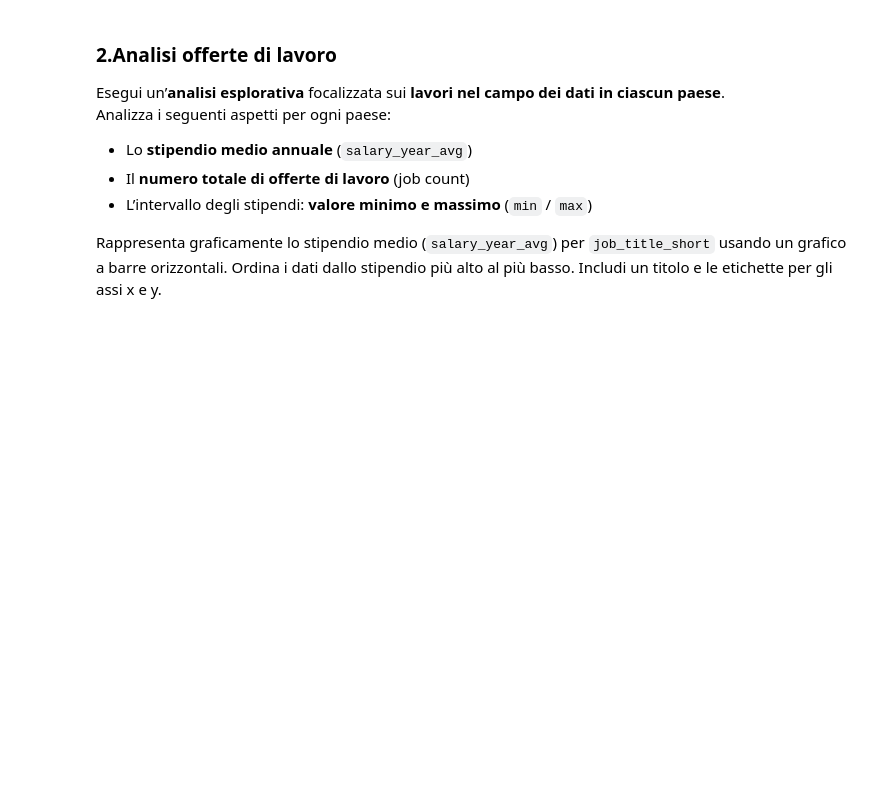
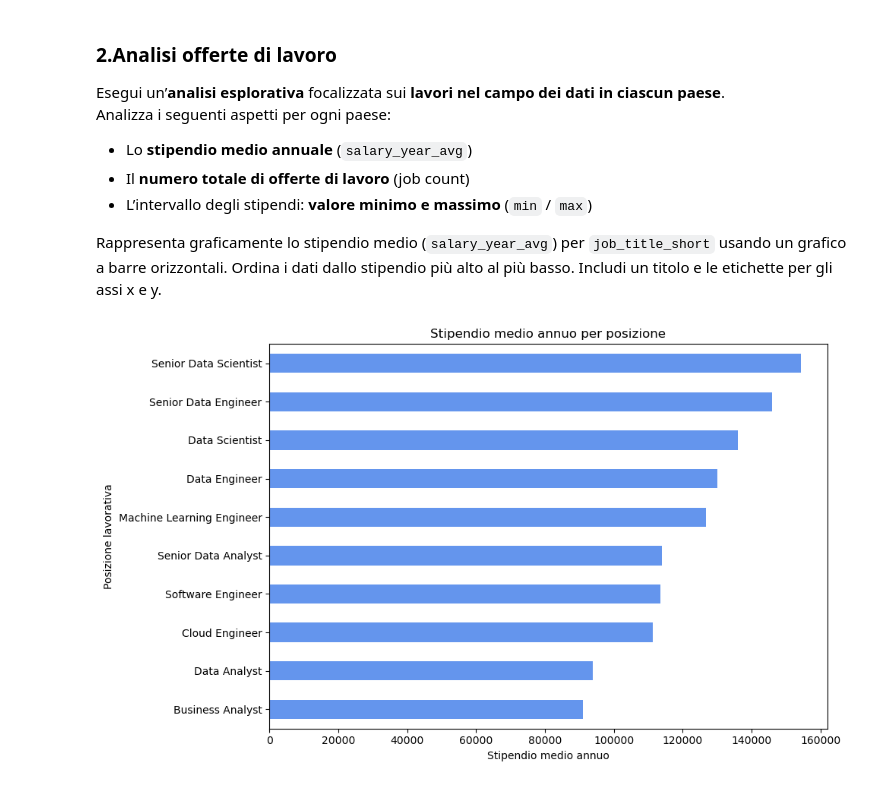
Before and after one commit to DenisTrokan/ProgrammingLab, a Jupyter notebook: 3_Esercizi_lez_3.ipynb, the cells around one changed output. Cells and saved outputs as stored; diff of their text form; code cells hidden in the pictures; blank space fills up the shorter version.

Commit message:
3.2 done (barplot + explo an.)

```diff
--- a/3_Esercizi_lez_3.ipynb
+++ b/3_Esercizi_lez_3.ipynb
@@ -105,0 +119,21 @@ df['job_posted_date'] = pd.to_datetime(df['job_posted_date'])
+# %%
+#barplot orizzontale dello stipendio medio per posizione lavorativa
+import matplotlib.pyplot as plt
+
+# Calcola lo stipendio medio per ciascun job_title_short e ordina in modo decrescente
+mean_salary_by_job = df.groupby('job_title_short')['salary_year_avg'].mean().sort_values(ascending=False)
+
+# Crea il barplot orizzontale
+mean_salary_by_job.plot.barh(
+    color='cornflowerblue',
+    figsize=(10,6)
+)
+
+plt.title('Stipendio medio annuo per posizione')
+plt.xlabel('Stipendio medio annuo')
+plt.ylabel('Posizione lavorativa')
+plt.gca().invert_yaxis()  # Mostra il valore più alto in alto
+plt.tight_layout()
+plt.show()
+# %% [output]
+[figure, added]
```
Also changed, not shown: parts of 3 cells of this notebook, 1 other file.
